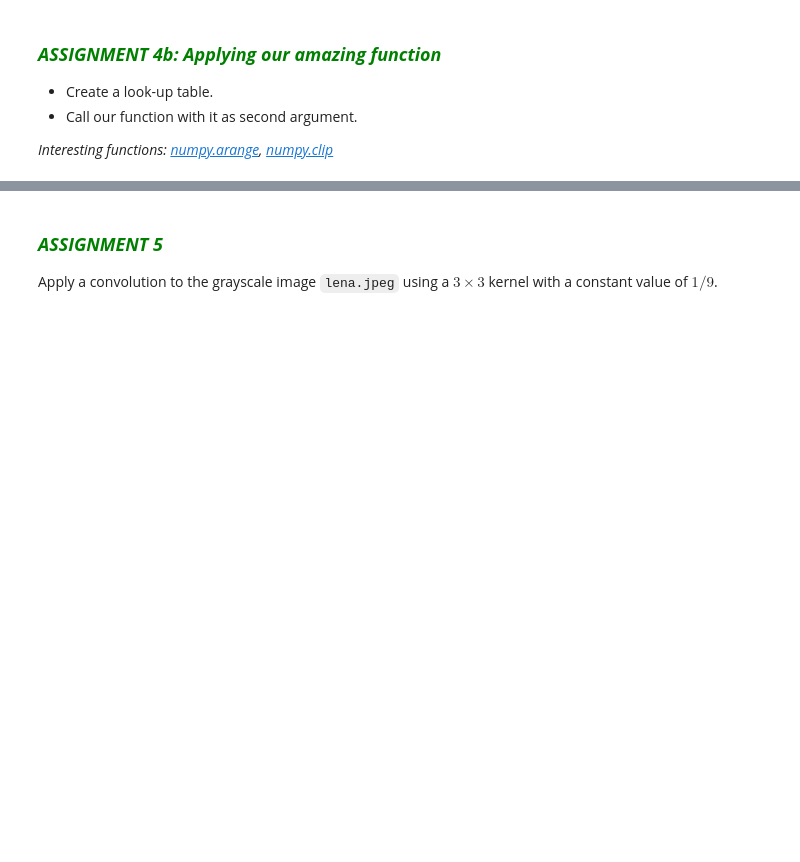
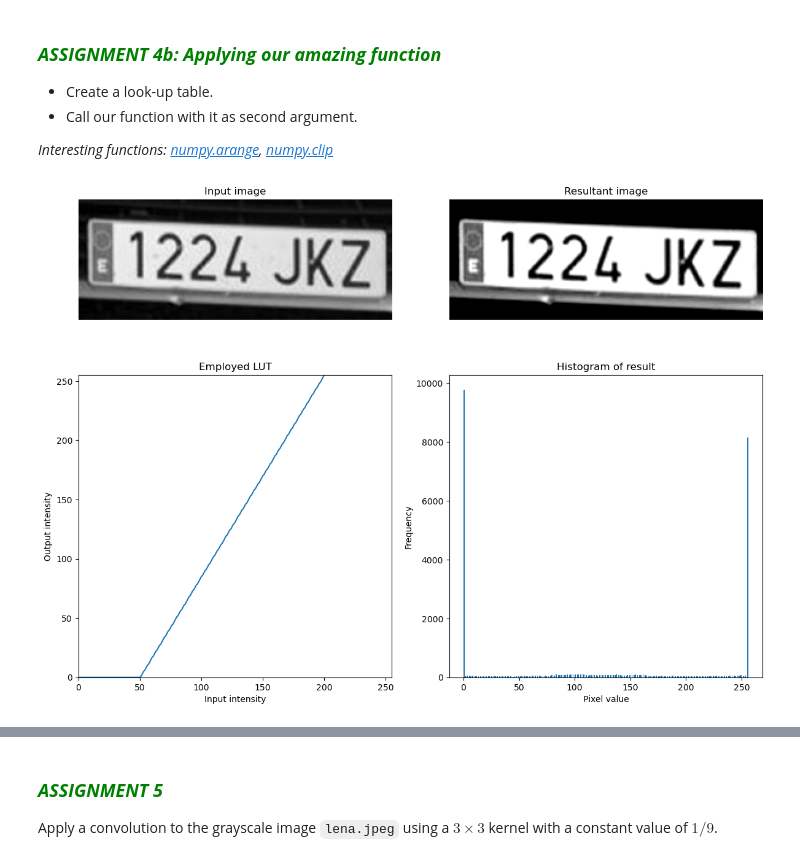
Before and after one commit to markisamiller/computer-vision-jupyter-notebooks-fall-2025-RDP, a Jupyter notebook: Chapter 02. Image processing/2.1 IP tools.ipynb, the cells around one changed output, grey strips where cells are left out. Saved outputs shown, nothing was run; the diff lists cells and outputs as text; code cells hidden in the pictures; blank space fills up the shorter version.

```diff
--- a/Chapter 02. Image processing/2.1 IP tools.ipynb
+++ b/Chapter 02. Image processing/2.1 IP tools.ipynb
@@ -212,6 +311,18 @@ Finally, let's try our `lut_chart()` function with different look-up tables. Try
 
 
 # Execute our created function on the (cropped) car plate image you created un EX_2.1.1
+# %%
+# ASSIGNMENT 4b SOLUTION
+# Create the LUT array (have a look to numpy.arange and numpy.clip functions)
+
+# Example: Increase contrast by stretching intensities between 50 and 200
+lut = np.arange(256)
+lut = np.clip((lut - 50) * 255 // (200 - 50), 0, 255).astype(np.uint8)
+
+# Execute our created function on the (cropped) car plate image you created in EX_2.1.1
+lut_chart(cropped_plate, lut)
+# %% [output]
+[figure, added]
 # %% [markdown]
 ## 2.1.4 Convolutions
 
```
Also changed, not shown: parts of 8 cells of this notebook.
